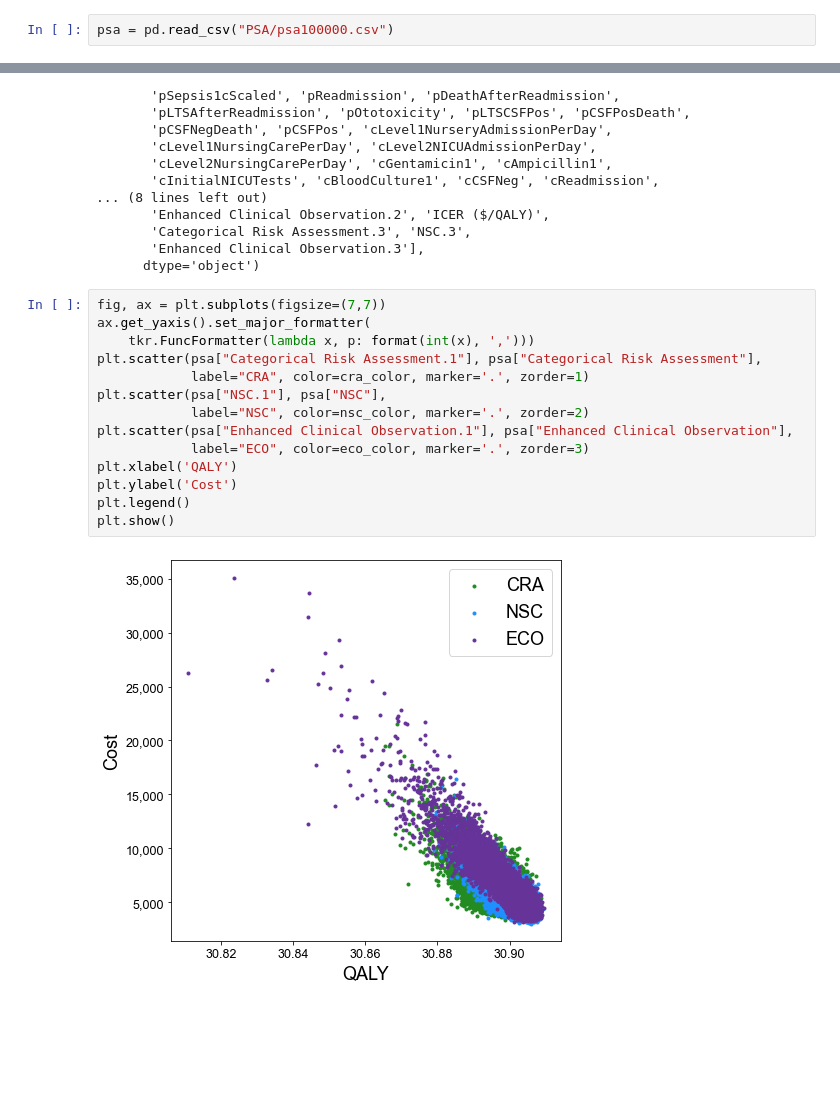
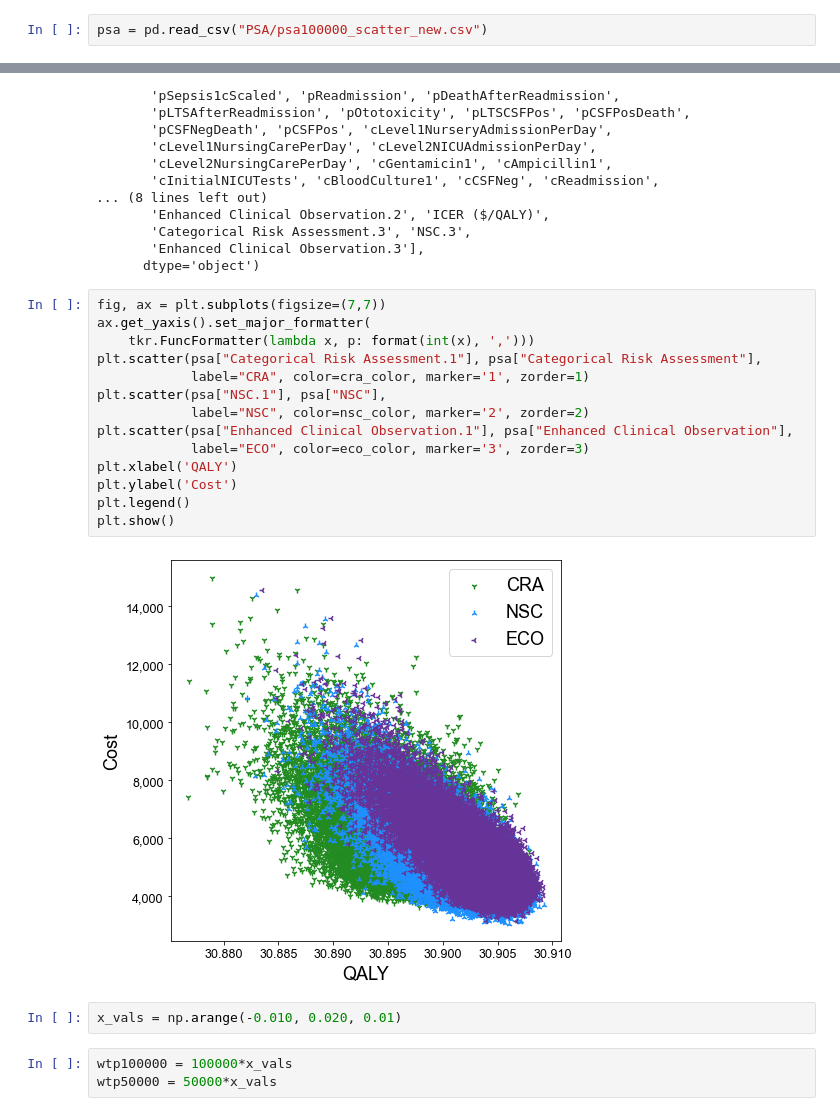
Before and after one commit to guanzgrace/cea-eos, a Jupyter notebook: Graphs-PSA.ipynb, the cells around one changed output, grey strips where cells are left out. Saved outputs shown, nothing was run; the diff lists cells and outputs as text; blank space fills up the shorter version.

```diff
--- a/Graphs-PSA.ipynb
+++ b/Graphs-PSA.ipynb
@@ -42,5 +45,5 @@ plt.show()
 # %%
-psa = pd.read_csv("PSA/psa100000.csv")
+psa = pd.read_csv("PSA/psa100000_scatter_new.csv")
 # %%
 psa.columns
 # %% [output]
@@ -64,16 +67,21 @@ Index(['Iteration', 'Parameters', 'pSepsis1', 'pChorio', 'pSepsis1c',
 # %%
 fig, ax = plt.subplots(figsize=(7,7))
 ax.get_yaxis().set_major_formatter(
     tkr.FuncFormatter(lambda x, p: format(int(x), ',')))
 plt.scatter(psa["Categorical Risk Assessment.1"], psa["Categorical Risk Assessment"],
-            label="CRA", color=cra_color, marker='.', zorder=1)
+            label="CRA", color=cra_color, marker='1', zorder=1)
 plt.scatter(psa["NSC.1"], psa["NSC"],
-            label="NSC", color=nsc_color, marker='.', zorder=2)
+            label="NSC", color=nsc_color, marker='2', zorder=2)
 plt.scatter(psa["Enhanced Clinical Observation.1"], psa["Enhanced Clinical Observation"],
-            label="ECO", color=eco_color, marker='.', zorder=3)
+            label="ECO", color=eco_color, marker='3', zorder=3)
 plt.xlabel('QALY')
 plt.ylabel('Cost')
 plt.legend()
 plt.show()
 # %% [output]
-[figure, old version]
+[figure, new version]
+# %%
+x_vals = np.arange(-0.010, 0.020, 0.01)
+# %%
+wtp100000 = 100000*x_vals
+wtp50000 = 50000*x_vals
```
Also changed, not shown: parts of 10 cells of this notebook, 19 other files.
